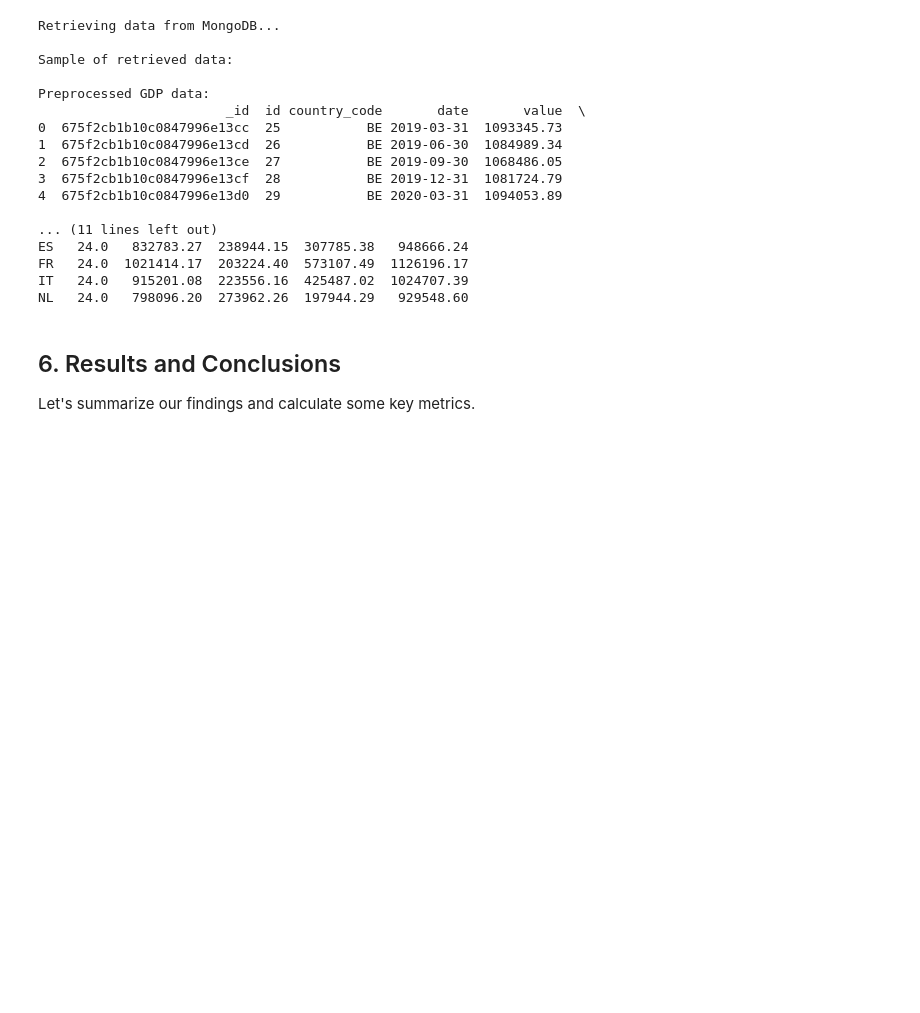
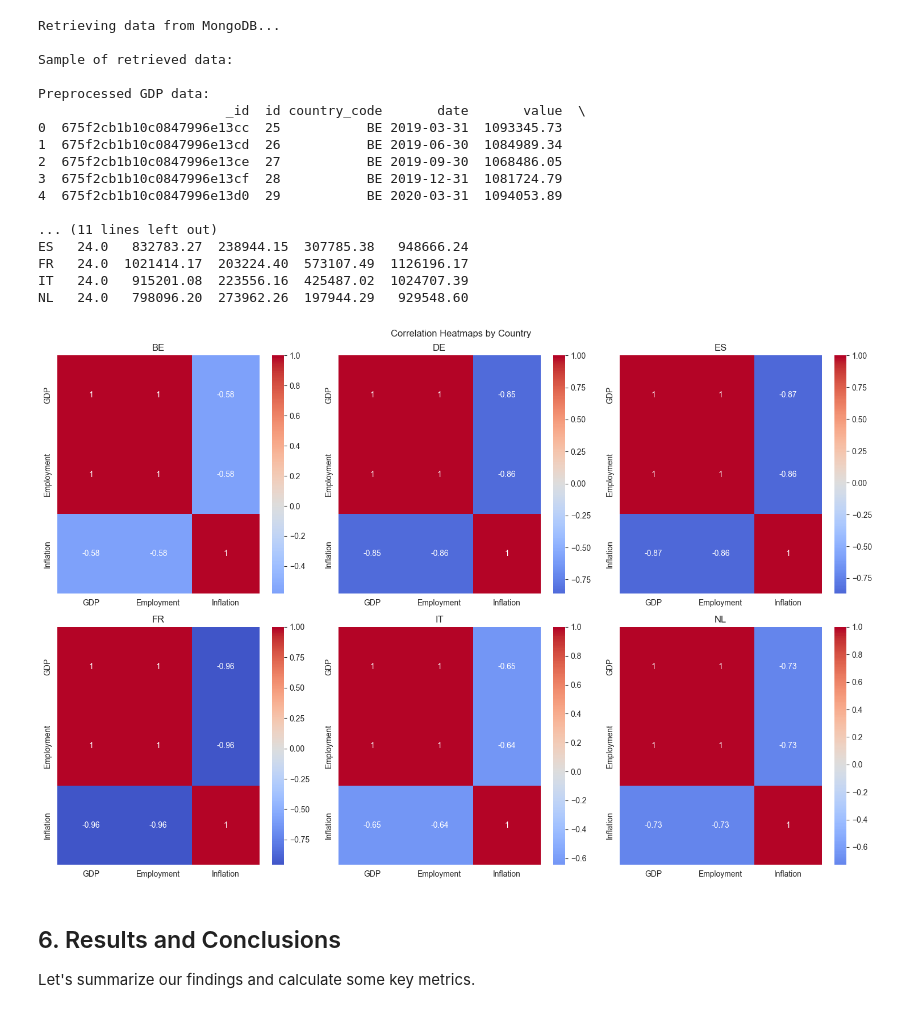
Before and after one commit to wsdo/ProgrammingAI-taba, a Jupyter notebook: economic_analysis/notebooks/economic_analysis.ipynb, the cells around one changed output. Cells and saved outputs as stored; diff of their text form; code cells hidden in the pictures; blank space fills up the shorter version.

```diff
--- a/economic_analysis/notebooks/economic_analysis.ipynb
+++ b/economic_analysis/notebooks/economic_analysis.ipynb
@@ -357,6 +357,35 @@ ES   24.0   832783.27  238944.15  307785.38   948666.24
 FR   24.0  1021414.17  203224.40  573107.49  1126196.17
 IT   24.0   915201.08  223556.16  425487.02  1024707.39
 NL   24.0   798096.20  273962.26  197944.29   929548.60
+# %%
+# ## 5. Visualization and Analysis
+    # Let's create some visualizations using the data from MongoDB.
+
+    # %%
+def plot_correlation_heatmaps(correlations):
+    """Create correlation heatmaps for each country"""
+    n_countries = len(correlations)
+    fig, axes = plt.subplots(2, 3, figsize=(15, 10))
+    fig.suptitle('Correlation Heatmaps by Country')
+
+    for i, corr in enumerate(correlations):
+        row = i // 3
+        col = i % 3
+        country = corr['country_code']
+        corr_matrix = pd.DataFrame(corr['correlations'])
+
+        sns.heatmap(corr_matrix, annot=True, cmap='coolwarm', center=0,
+                ax=axes[row, col])
+        axes[row, col].set_title(f'{country}')
+
+    plt.tight_layout()
+    return fig
+
+# Create correlation heatmaps
+correlation_fig = plot_correlation_heatmaps(mongodb_data['correlations'])
+plt.show()
+# %% [output]
+[figure, added]
 # %% [markdown]
 ## 6. Results and Conclusions
 
```
Also changed, not shown: 4 other files.
